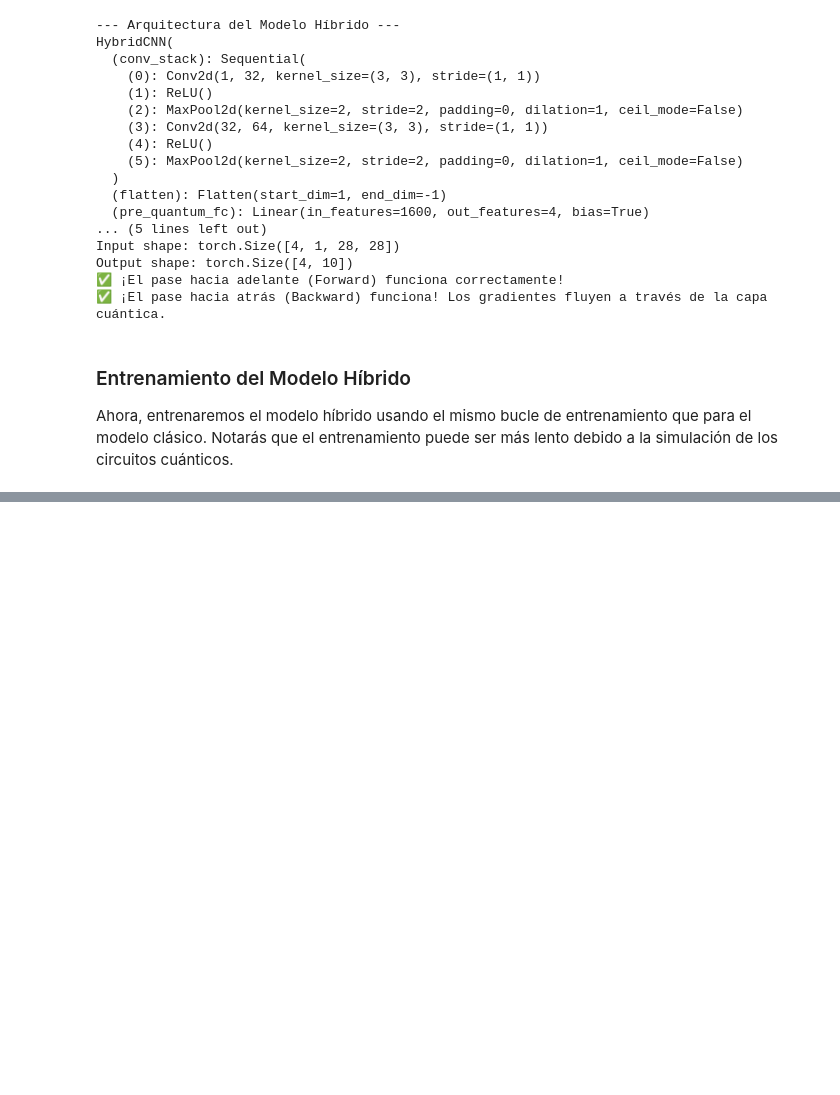
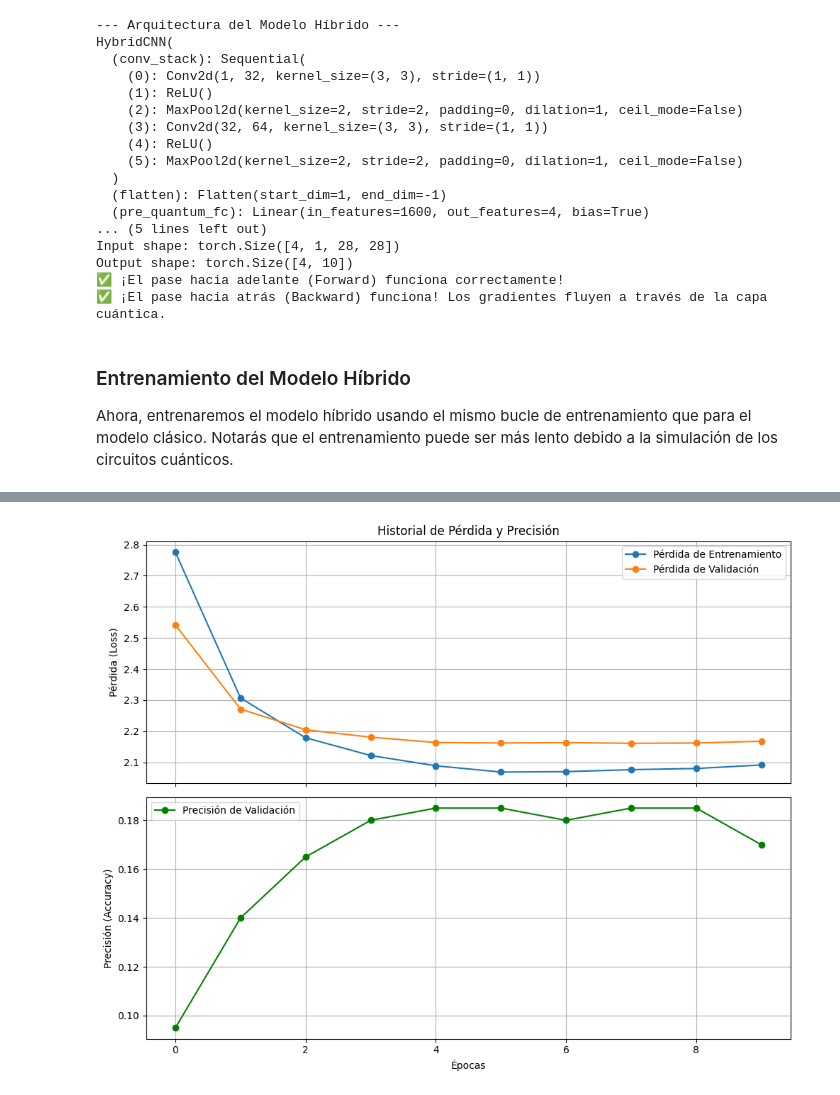
Before and after one commit to lduquefUnal/proyecto, a Jupyter notebook: red_hibrida.ipynb, the cells around one changed output, grey strips where cells are left out. Cells and saved outputs as stored; diff of their text form; code cells hidden in the pictures; blank space fills up the shorter version.

Commit message:
prueba

```diff
--- a/red_hibrida.ipynb
+++ b/red_hibrida.ipynb
@@ -77,9 +76,10 @@ cudaq.set_random_seed(44)
 # %%
 # Configurar el dispositivo
 # Set CUDAQ and PyTorch to run on either CPU or GPU.
-
-device = torch.device('cpu')
-cudaq.set_target("qpp-cpu")
-
-#cudaq.set_target("nvidia")
-#device = torch.device("cuda:0")
+device = "cuda" if torch.cuda.is_available() else "cpu"
+if device == "cuda":
+    cudaq.set_target("nvidia")
+    print("✅ Dispositivo configurado para GPU (CUDA).")
+else:
+    cudaq.set_target("qpp-cpu")
+    print("⚠️ GPU no encontrada. Usando CPU.")
@@ -132,7 +134,7 @@ Tamaño del dataset de prueba: 10000
 from torch.utils.data import Subset
 
 # 1. Creamos un subconjunto con las primeras 1000 imágenes del dataset de entrenamiento completo
-n_samples_prueba = 1000
+n_samples_prueba = 2000
 train_subset_for_testing = Subset(train_full_dataset, range(n_samples_prueba))
 
 # 2. Ahora, basamos la división 80/20 en este subconjunto de 1000 muestras
@@ -426,0 +500,26 @@ NameError: name 'train_loop' is not defined
+# %%
+# --- Visualización de Resultados ---
+
+import matplotlib.pyplot as plt
+
+fig, (ax1, ax2) = plt.subplots(2, 1, figsize=(10, 8), sharex=True)
+
+# Gráfica de Pérdida (Loss)
+ax1.plot(history['train_loss'], label='Pérdida de Entrenamiento', marker='o')
+ax1.plot(history['val_loss'], label='Pérdida de Validación', marker='o')
+ax1.set_ylabel('Pérdida (Loss)')
+ax1.set_title('Historial de Pérdida y Precisión')
+ax1.legend()
+ax1.grid(True)
+
+# Gráfica de Precisión (Accuracy)
+ax2.plot(history['val_accuracy'], label='Precisión de Validación', color='green', marker='o')
+ax2.set_xlabel('Épocas')
+ax2.set_ylabel('Precisión (Accuracy)')
+ax2.legend()
+ax2.grid(True)
+
+plt.tight_layout()
+plt.show()
+# %% [output]
+[figure, added]
```
Also changed, not shown: parts of 6 cells of this notebook, 2 other files.
